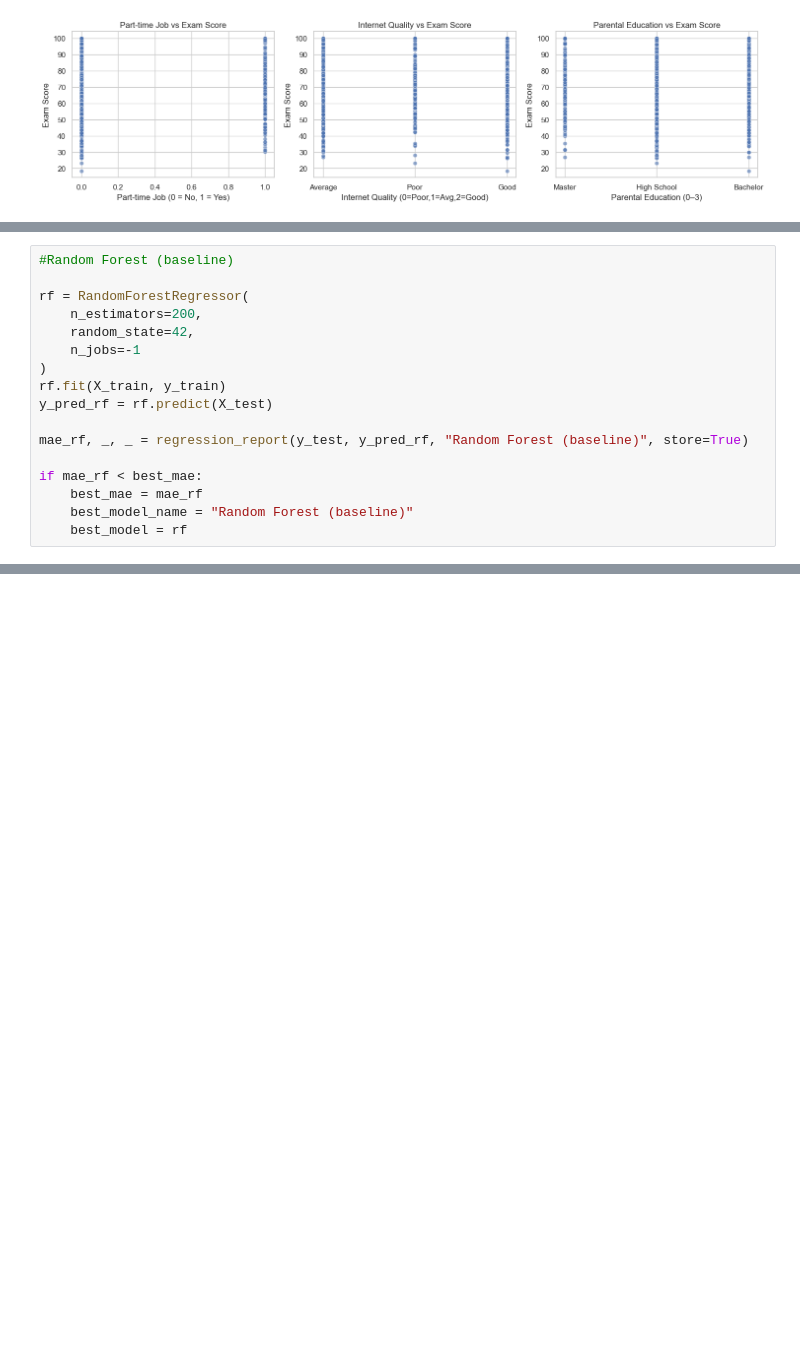
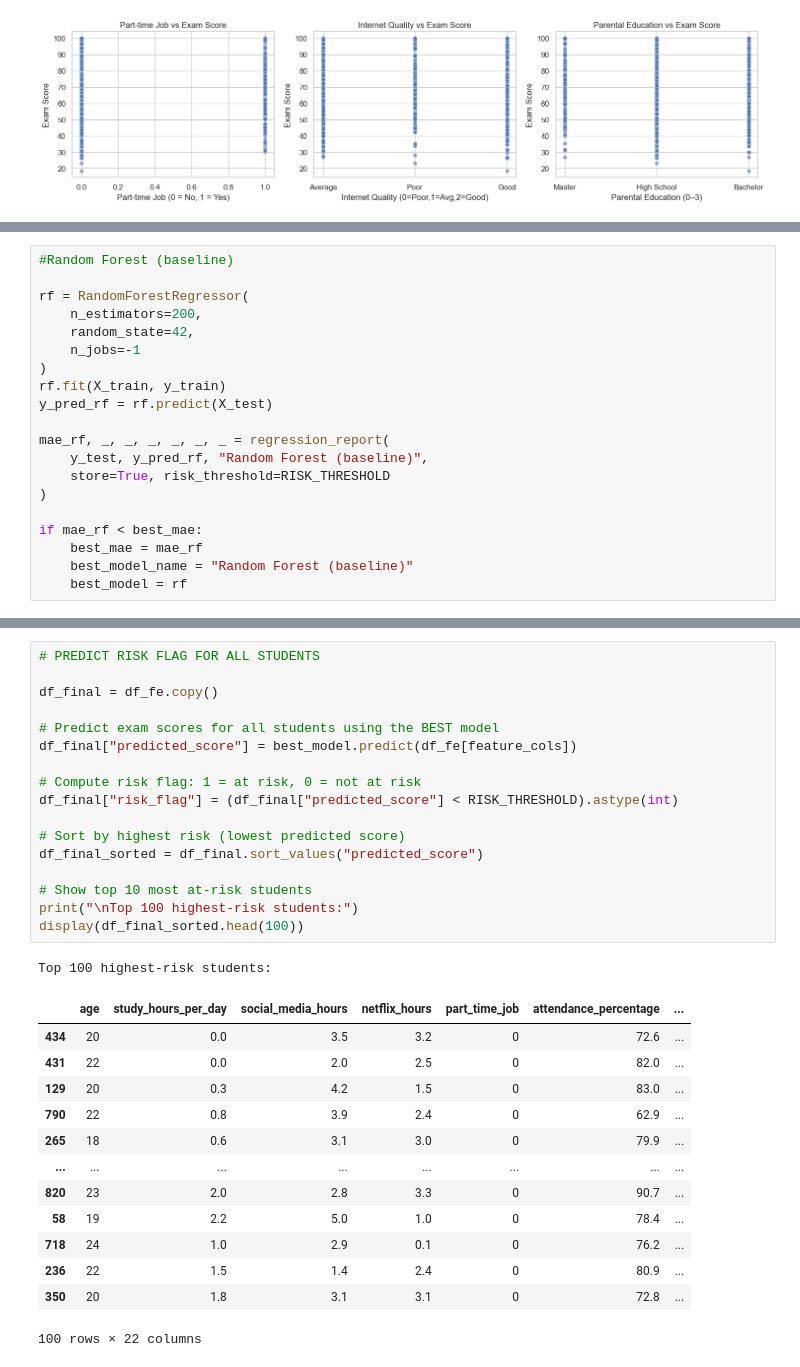
Before and after one commit to eceorenler/DM4Edu, a Jupyter notebook: main.ipynb, the cells around one changed output, grey strips where cells are left out. Saved outputs shown, nothing was run; the diff lists cells and outputs as text; blank space fills up the shorter version.

```diff
--- a/main.ipynb
+++ b/main.ipynb
@@ -619,7 +672,10 @@ rf = RandomForestRegressor(
 rf.fit(X_train, y_train)
 y_pred_rf = rf.predict(X_test)
 
-mae_rf, _, _ = regression_report(y_test, y_pred_rf, "Random Forest (baseline)", store=True)
+mae_rf, _, _, _, _, _, _ = regression_report(
+    y_test, y_pred_rf, "Random Forest (baseline)",
+    store=True, risk_threshold=RISK_THRESHOLD
+)
 
 if mae_rf < best_mae:
     best_mae = mae_rf
@@ -795,0 +972,32 @@ Best model on test set (by MAE): Linear Regression (scaled)  (MAE = 4.16)
+# %%
+# PREDICT RISK FLAG FOR ALL STUDENTS
+
+df_final = df_fe.copy()
+
+# Predict exam scores for all students using the BEST model
+df_final["predicted_score"] = best_model.predict(df_fe[feature_cols])
+
+# Compute risk flag: 1 = at risk, 0 = not at risk
+df_final["risk_flag"] = (df_final["predicted_score"] < RISK_THRESHOLD).astype(int)
+
+# Sort by highest risk (lowest predicted score)
+df_final_sorted = df_final.sort_values("predicted_score")
+
+# Show top 10 most at-risk students
+print("\nTop 100 highest-risk students:")
+display(df_final_sorted.head(100))
+# %% [output]
+Top 100 highest-risk students:
+|  | age | study_hours_per_day | social_media_hours | netflix_hours | part_time_job | attendance_percentage | ... |
+| 434 | 20 | 0.0 | 3.5 | 3.2 | 0 | 72.6 | ... |
+| 431 | 22 | 0.0 | 2.0 | 2.5 | 0 | 82.0 | ... |
+| 129 | 20 | 0.3 | 4.2 | 1.5 | 0 | 83.0 | ... |
+| 790 | 22 | 0.8 | 3.9 | 2.4 | 0 | 62.9 | ... |
+| 265 | 18 | 0.6 | 3.1 | 3.0 | 0 | 79.9 | ... |
+| ... | ... | ... | ... | ... | ... | ... | ... |
+| 820 | 23 | 2.0 | 2.8 | 3.3 | 0 | 90.7 | ... |
+| 58 | 19 | 2.2 | 5.0 | 1.0 | 0 | 78.4 | ... |
+| 718 | 24 | 1.0 | 2.9 | 0.1 | 0 | 76.2 | ... |
+| 236 | 22 | 1.5 | 1.4 | 2.4 | 0 | 80.9 | ... |
+| 350 | 20 | 1.8 | 3.1 | 3.1 | 0 | 72.8 | ... |
+100 rows × 22 columns
```
Also changed, not shown: parts of 30 cells of this notebook, 4 other files.
